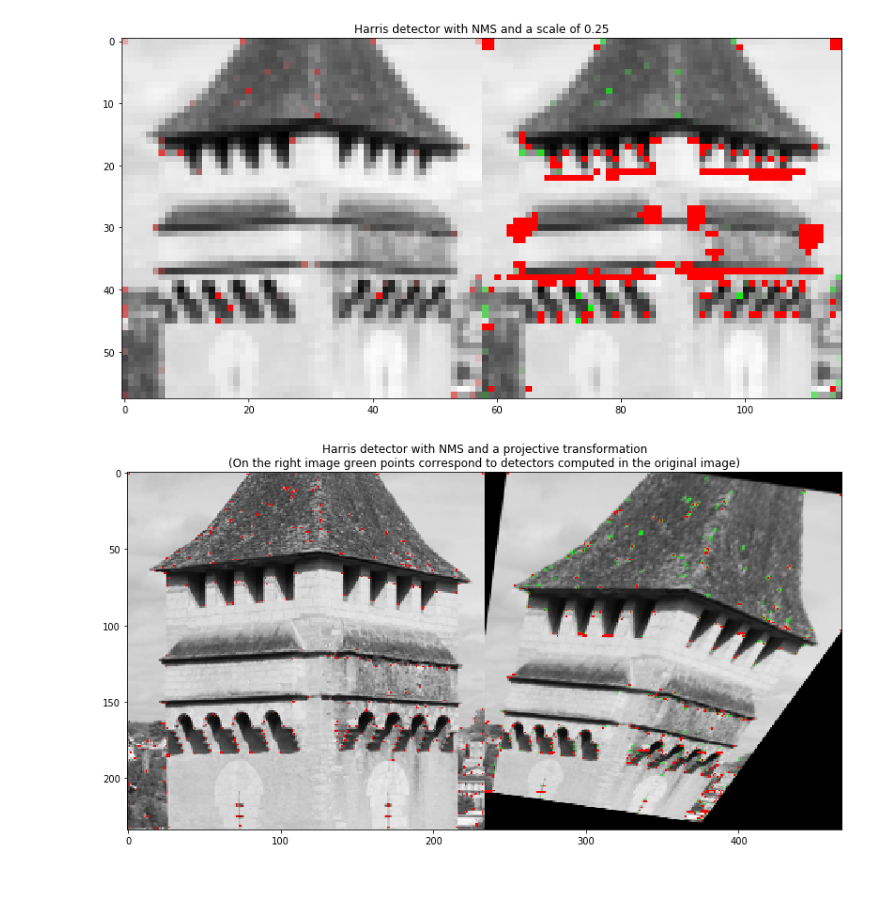
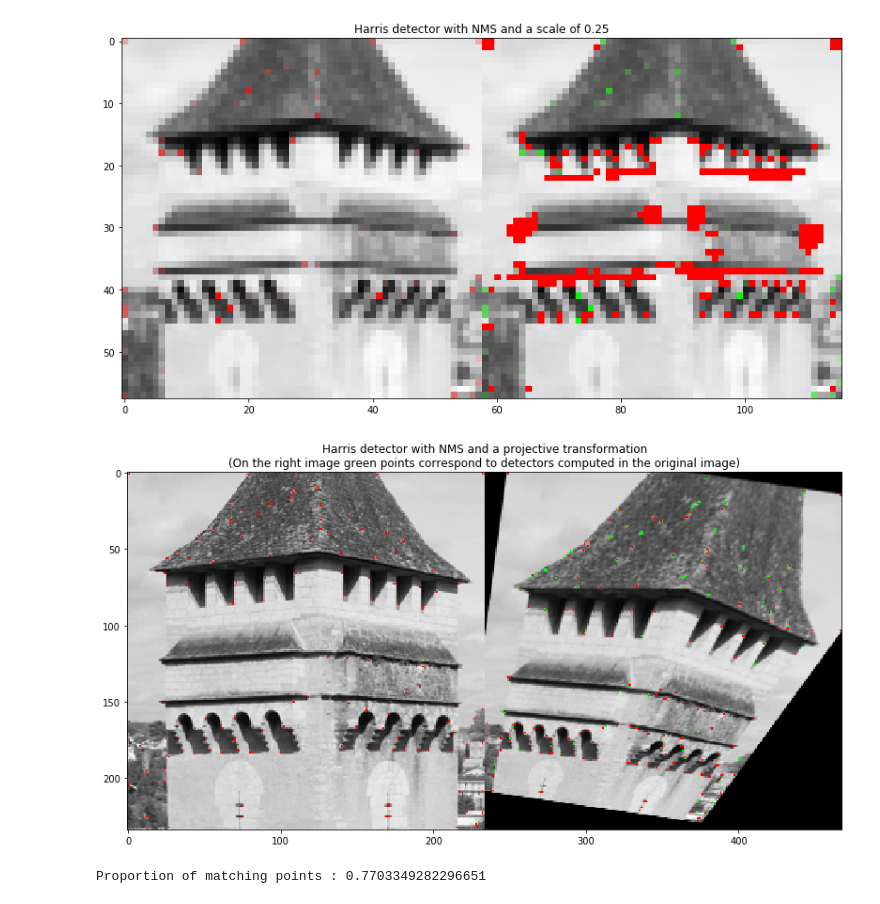
Before and after one commit to Xyouz/3dvision, a Jupyter notebook: Harris/dufraisse.ipynb, the cells around one changed output. Cells and saved outputs as stored; diff of their text form; code cells hidden in the pictures.

```diff
--- a/Harris/dufraisse.ipynb
+++ b/Harris/dufraisse.ipynb
@@ -13,10 +14,10 @@ from scipy.spatial.distance import pdist, squareform, cdist
 # %%
-def point_map(points, color=(1,0,0)):
+def point_map(points, color=(1,0,0), alpha=1.0):
     # Return an RGBA image where the points have alpha=1 and RGB = color
     disp = np.zeros((*points.shape, 4))
     for i in range(3):
         disp[:,:,i] = color[i]
-    disp[:,:,3] = points
+    disp[:,:,3] = alpha * points
     return disp
 # %%
 img = plt.imread("val.png")
@@ -187,0 +315,32 @@ def matching(correlA, correlB, r=1.5):
+# %%
+scales = [0.25,0.5,0.75,1]
+
+results = []
+for scale in scales:
+    imgrot = rescale(img, scale)
+    corners = corner_harris(imgrot)
+    harris = threshold(corners,1e7,fixed=True)
+    results.append(harris.sum())
+
+
+
+sresults = []
+for scale in scales:
+    imgrot = rescale(squares, scale)
+    corners = corner_harris(imgrot)
+    harris = threshold(corners,1e1,fixed=True)
+    sresults.append(harris.sum())
+
+
+
+fig, (ax1, ax2) = plt.subplots(1, 2, figsize=(15,5))
+fig.suptitle('Number of points of interest as a function of the scale change applied to the image')
+ax1.plot(scales, results)
+ax1.set_title("Building")
+ax1.set(ylabel = "Number of PoI", xlabel = "Scale")
+
+ax2.plot(scales, sresults)
+ax2.set_title("Checkerboard")
+ax2.set(ylabel = "Number of PoI", xlabel = "Scale")
+
+plt.show()
@@ -539,29 +921,33 @@ for i,s in enumerate(scale):
 [figure]
 # %%
 # Change of view point
-n = 500
+n = 250
 t = 0.01
 r = 1
 c = 0.9
 fixed = False
 
 theta = np.pi/12
 trsfm = ProjectiveTransform(np.array([[ 0.8+np.cos(theta), -np.sin(theta), 25],
                                       [ np.sin(theta), 1.5+np.cos(theta), -25],
                                       [ 0, 0.005, 1.5]]))
 
 imgb = warp(img,trsfm.inverse,preserve_range=False)
 imgb_h = corner_harris(imgb)
 
 thld_a = anms(val_h,n,t,c,fixed)
+warped_ta = warp(thld_a.astype(float),trsfm.inverse,order=0)
 thld_b = anms(imgb_h,n,t,c,fixed)
 
 plt.figure(figsize=(15,7))
 plt.imshow(np.hstack((img,imgb)),cmap='gray')
 
-plt.imshow(point_map(np.hstack((np.zeros_like(thld_a),warp(thld_a.astype(float),trsfm.inverse,preserve_range=False))),color=(0,1,0)))
+plt.imshow(point_map(np.hstack((np.zeros_like(thld_a),warped_ta)),color=(0,1,0)))
 plt.imshow(point_map(np.hstack((thld_a,thld_b))))
 plt.title("Harris detector with NMS and a projective transformation\n(On the right image green points correspond to detectors computed in the original image)")
 plt.show()
+
+print("Proportion of matching points :", matching(warped_ta,thld_b)/warped_ta.sum())
 # %% [output]
-[figure, old version]
+[figure, new version]
+Proportion of matching points : 0.7703349282296651
```
Also changed, not shown: parts of 37 cells of this notebook.
